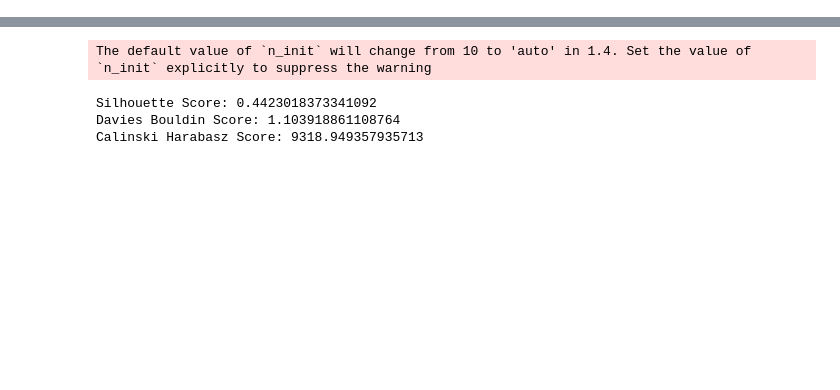
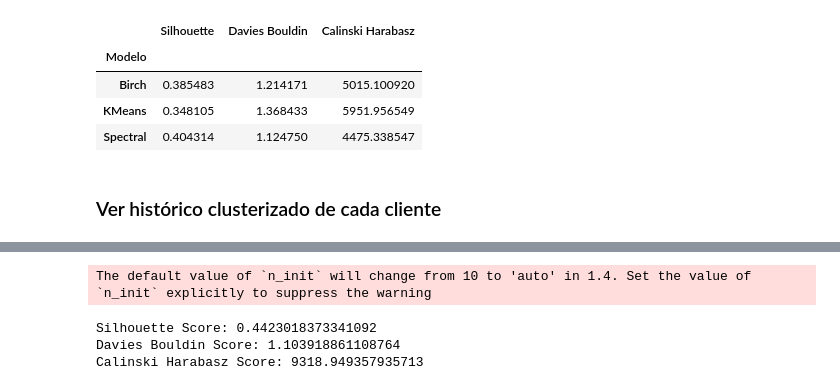
Before and after one commit to ggomez1803/ElectroDunas, a Jupyter notebook: Exploracion_preprocesamiento.ipynb, the cells around one changed output, grey strips where cells are left out. Drawn from its saved outputs; the diff is of its cells as text; code cells hidden in the pictures; blank space fills up the shorter version.

```diff
--- a/Exploracion_preprocesamiento.ipynb
+++ b/Exploracion_preprocesamiento.ipynb
@@ -56,0 +139,16 @@ fig.show()
+# %%
+# Evaluar el mejor modelo promediando las métricas de todos los clientes
+resumen_mejores = metricas.drop('Cliente', axis=1).groupby('Modelo').mean()
+display(resumen_mejores)
+
+# Graficar las métricas de los mejores modelos, incluir las 3 barras con diferente color para cada métrica
+fig = px.bar(resumen_mejores.reset_index(), x='Modelo', y=['Silhouette', 'Davies Bouldin', 'Calinski Harabasz'], title='Métricas de los mejores modelos', barmode='group')
+fig.show()
+# %% [output]
+|  | Silhouette | Davies Bouldin | Calinski Harabasz |
+| Modelo |  |  |  |
+| Birch | 0.385483 | 1.214171 | 5015.100920 |
+| KMeans | 0.348105 | 1.368433 | 5951.956549 |
+| Spectral | 0.404314 | 1.124750 | 4475.338547 |
+# %% [markdown]
+### Ver histórico clusterizado de cada cliente
```
Also changed, not shown: parts of 15 cells of this notebook, 3 other files.
